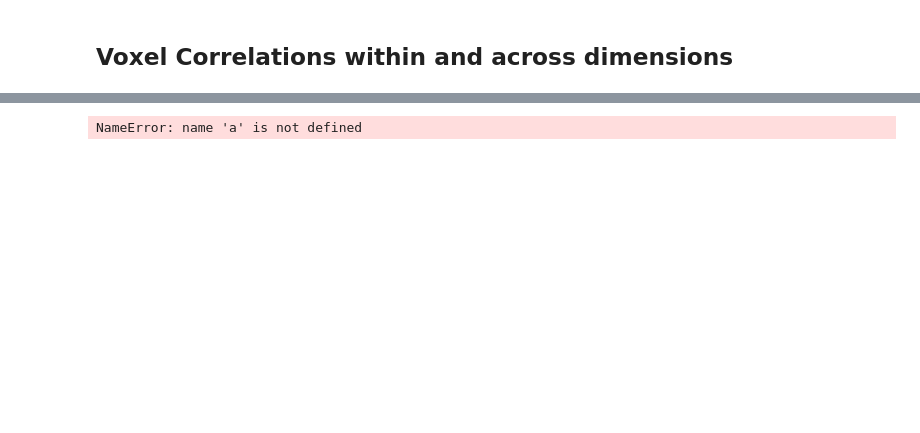
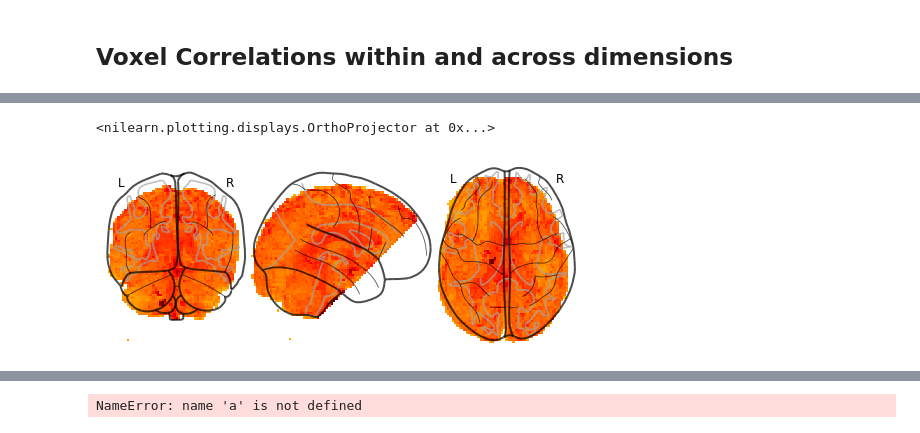
Before and after one commit to tejas-savalia/fmri_project, a Jupyter notebook: mvpa.ipynb, the cells around one changed output, grey strips where cells are left out. Cells and saved outputs as stored; diff of their text form; code cells hidden in the pictures; blank space fills up the shorter version.

```diff
--- a/mvpa.ipynb
+++ b/mvpa.ipynb
@@ -294,3 +316,8 @@ bw_correlations_melt['aim_diff'] = aim
+# %%
+plot_glass_brain(image.mean_img('data/sub-12/func/sub-12_task-rotate_run-02_bold.nii.gz'), annotate=True)
+# %% [output]
+<nilearn.plotting.displays.OrthoProjector at 0x...>
+[figure, added]
 # %%
 bw_correlations_melt = bw_correlations_melt[~( (bw_correlations_melt['aim_diff'] == -72 ) | (bw_correlations_melt['aim_diff'] == 252 ))]
 # %%
```
Also changed, not shown: parts of 20 cells of this notebook, 11 other files.
